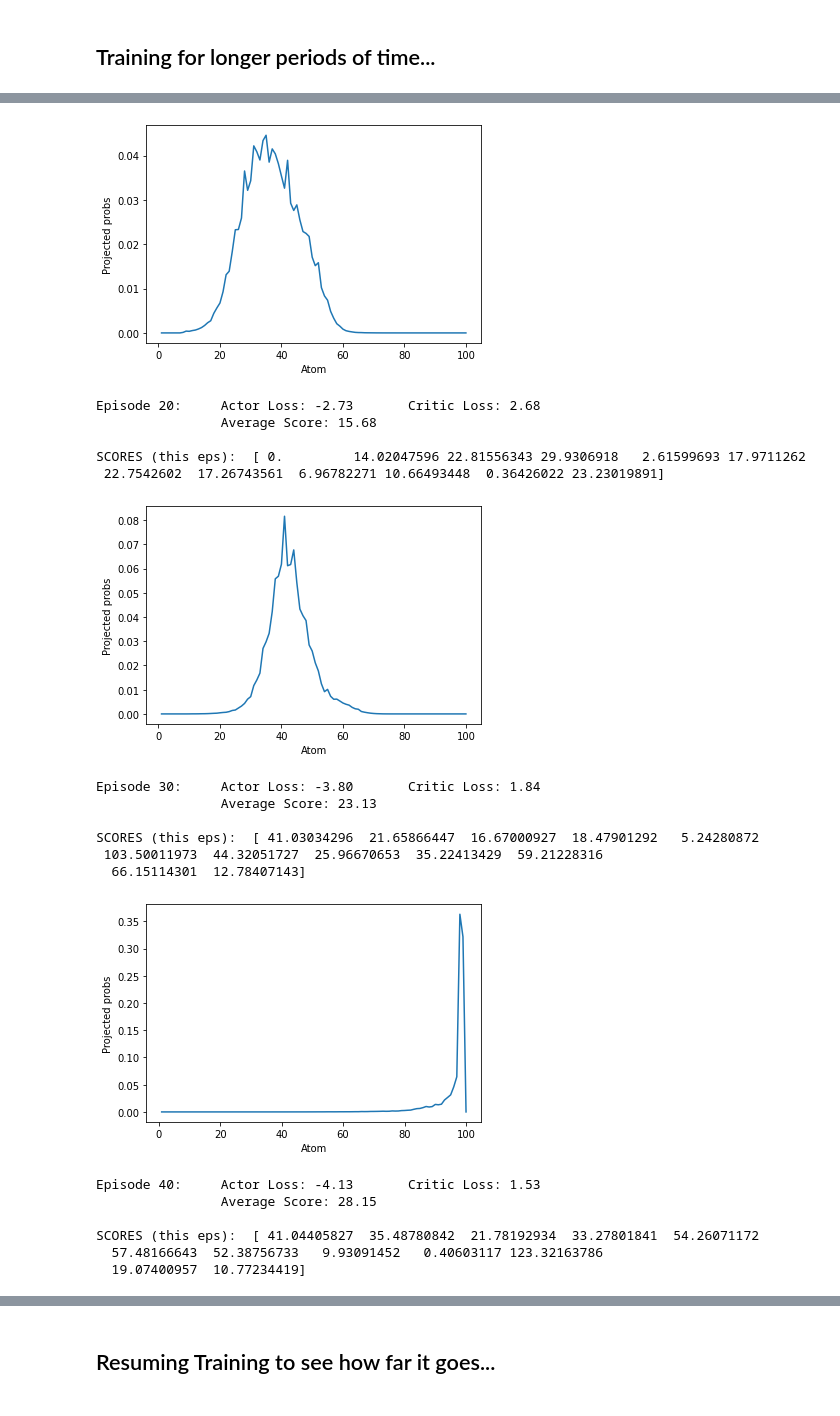
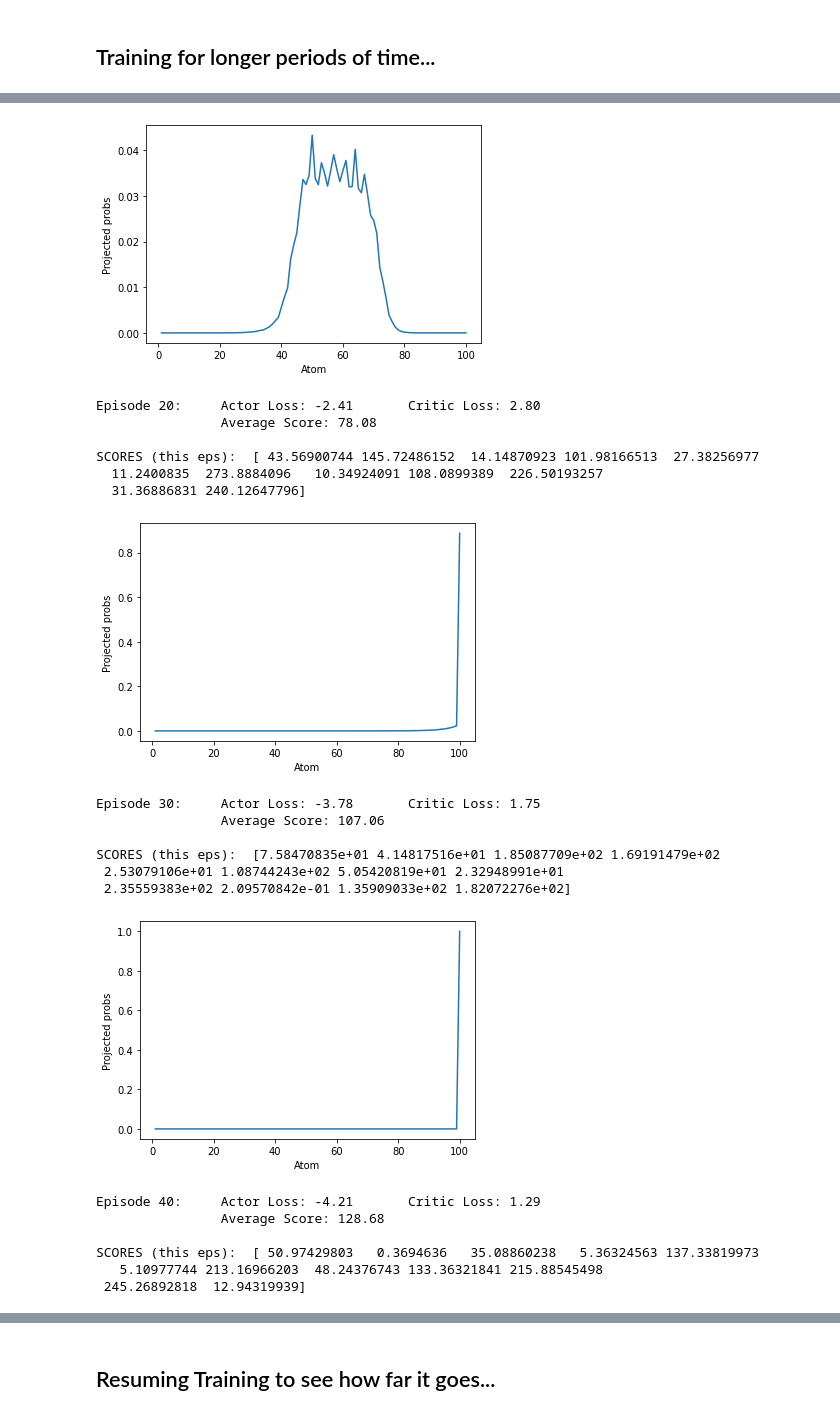
Before and after one commit to derektan95/Deep-Reinforcement-Learning-Algorithms, a Jupyter notebook: p2_continuous-control/Crawler_MultiAgent_Control_Exercise/MultiAgent_Crawler.ipynb, the cells around one changed output, grey strips where cells are left out. Saved outputs shown, nothing was run; the diff lists cells and outputs as text; code cells hidden in the pictures.

Commit message:
[UPDATE] Able to achieve max score of +300 by increasing V_max = -V_min = 5.0.

```diff
--- a/p2_continuous-control/Crawler_MultiAgent_Control_Exercise/MultiAgent_Crawler.ipynb
+++ b/p2_continuous-control/Crawler_MultiAgent_Control_Exercise/MultiAgent_Crawler.ipynb
@@ -1411,4 +1500,7 @@ Actor/bn0.weight Parameter containing:
 # %%
+# 3 layers network instead...
+# ACHIEVED: Max +300 score
+
 ##################
 # Vmax = -Vmin = 5
 ##################
@@ -1417,7 +1509,7 @@ Actor/bn0.weight Parameter containing:
 # Params Override: Initialized in params.py
 params = Params()
 params.random_seed = 0
-params.n_episodes=1000
+params.n_episodes=10000
 params.max_t = 1000
 params.print_every = 10
 params.save_every = 10
@@ -1430,11 +1522,11 @@ params.lr_critic = 1e-4
 params.hard_weights_update_every = 2000
 params.buffer_size = int(1e6)
 params.gamma = 0.95             # Instead of 0.9
-params.batch_size = 512
-params.gradient_clip = 0        # TEST: Don't clip
+params.batch_size =2048
+params.gradient_clip = 1.0        # TEST: Don't clip
 params.optimizer_eps = 1e-5
-params.checkpoint_actor_weights_dir = 'weights/checkpoint_actor/v_eqauls_5_longer'
-params.checkpoint_critic_weights_dir = 'weights/checkpoint_critic/v_eqauls_5_longer'
+params.checkpoint_actor_weights_dir = 'weights/checkpoint_actor/v_eqauls_5_longest'
+params.checkpoint_critic_weights_dir = 'weights/checkpoint_critic/v_eqauls_5_longest'
 params.num_atoms = 100
 params.vmin = -5
 params.vmax = 5
@@ -1465,20 +1557,21 @@ SCORES (this eps):  [15.59611149 12.18856682 32.59018762  5.28937671 10.5997339
-[figure, old version]
+[figure, new version]
-Episode 20:     Actor Loss: -2.73       Critic Loss: 2.68
-                Average Score: 15.68
+Episode 20:     Actor Loss: -2.41       Critic Loss: 2.80
+                Average Score: 78.08
 
-SCORES (this eps):  [ 0.         14.02047596 22.81556343 29.9306918   2.61599693 17.9711262
- 22.7542602  17.26743561  6.96782271 10.66493448  0.36426022 23.23019891]
+SCORES (this eps):  [ 43.56900744 145.72486152  14.14870923 101.98166513  27.38256977
+  11.2400835  273.8884096   10.34924091 108.0899389  226.50193257
+  31.36886831 240.12647796]
-[figure, old version]
+[figure, new version]
-Episode 30:     Actor Loss: -3.80       Critic Loss: 1.84
-                Average Score: 23.13
+Episode 30:     Actor Loss: -3.78       Critic Loss: 1.75
+                Average Score: 107.06
 
-SCORES (this eps):  [ 41.03034296  21.65866447  16.67000927  18.47901292   5.24280872
- 103.50011973  44.32051727  25.96670653  35.22413429  59.21228316
-  66.15114301  12.78407143]
+SCORES (this eps):  [7.58470835e+01 4.14817516e+01 1.85087709e+02 1.69191479e+02
+ 2.53079106e+01 1.08744243e+02 5.05420819e+01 2.32948991e+01
+ 2.35559383e+02 2.09570842e-01 1.35909033e+02 1.82072276e+02]
-[figure, old version]
+[figure, new version]
-Episode 40:     Actor Loss: -4.13       Critic Loss: 1.53
-                Average Score: 28.15
+Episode 40:     Actor Loss: -4.21       Critic Loss: 1.29
+                Average Score: 128.68
 
-SCORES (this eps):  [ 41.04405827  35.48780842  21.78192934  33.27801841  54.26071172
-  57.48166643  52.38756733   9.93091452   0.40603117 123.32163786
-  19.07400957  10.77234419]
+SCORES (this eps):  [ 50.97429803   0.3694636   35.08860238   5.36324563 137.33819973
+   5.10977744 213.16966203  48.24376743 133.36321841 215.88545498
+ 245.26892818  12.94319939]
```
Also changed, not shown: parts of 5 cells of this notebook, 7 other files.
